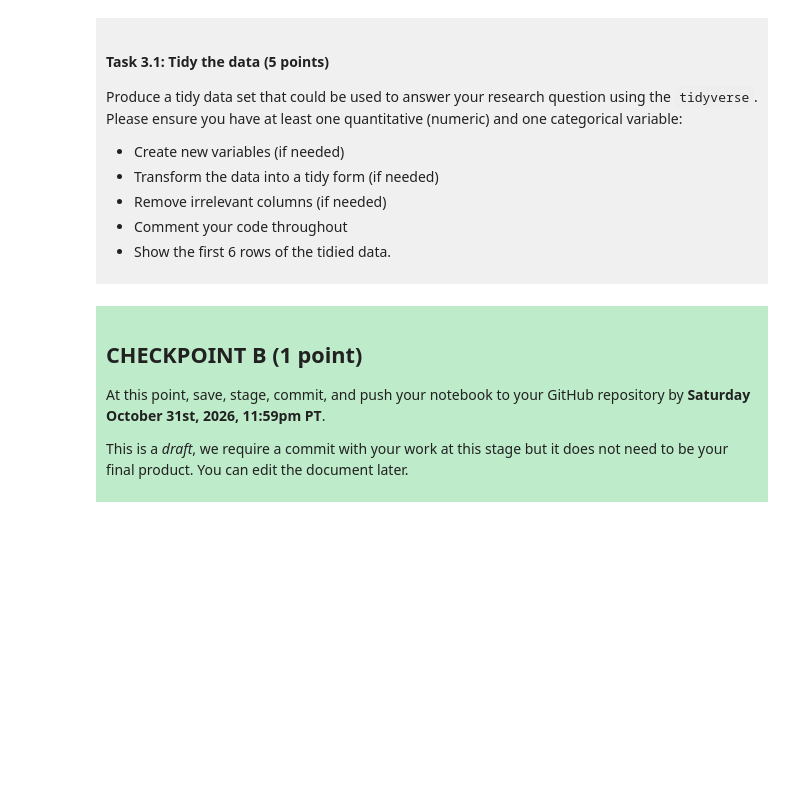
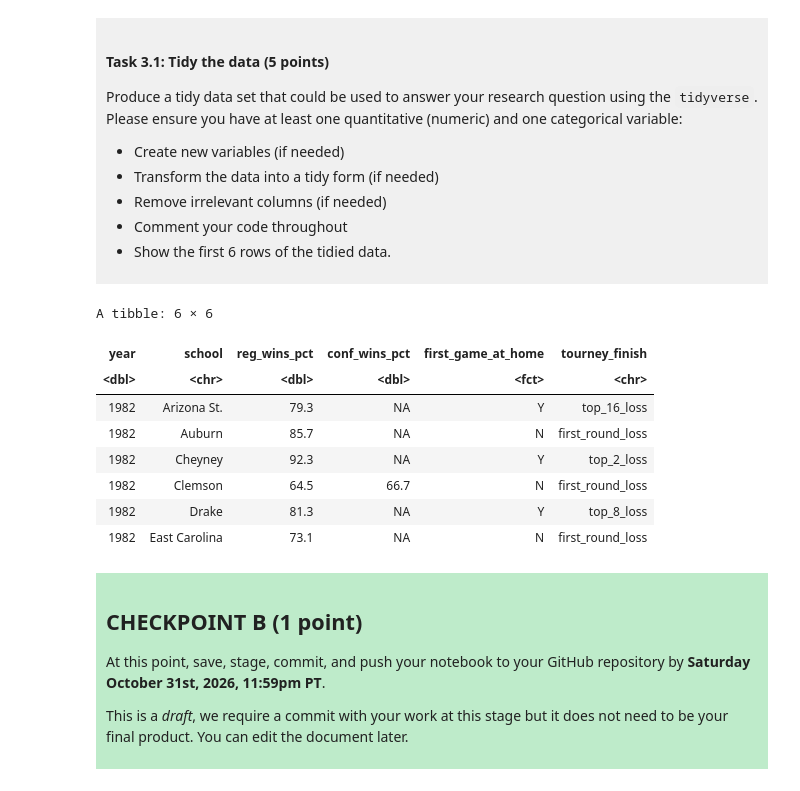
Before and after one commit to MaxMendozaReyes/dsci-100-project-max-mendoza-reyes, a Jupyter notebook: dsci-100-project-notebook.ipynb, the cells around one changed output. Cells and saved outputs as stored; diff of their text form; code cells hidden in the pictures; blank space fills up the shorter version.

```diff
--- a/dsci-100-project-notebook.ipynb
+++ b/dsci-100-project-notebook.ipynb
@@ -189,7 +223,19 @@ Produce a tidy data set that could be used to answer your research question usin
 
 </div>
 # %%
-### EDIT THIS CODE CELL ###
+#gathering the necessary data to make the prediction
+useful_data<-select(main_data, year, school, reg_wins_pct, conf_wins_pct, first_game_at_home, tourney_finish)
+head(useful_data)
+# %% [output]
+A tibble: 6 × 6
+| year | school | reg_wins_pct | conf_wins_pct | first_game_at_home | tourney_finish |
+| <dbl> | <chr> | <dbl> | <dbl> | <fct> | <chr> |
+| 1982 | Arizona St. | 79.3 | NA | Y | top_16_loss |
+| 1982 | Auburn | 85.7 | NA | N | first_round_loss |
+| 1982 | Cheyney | 92.3 | NA | Y | top_2_loss |
+| 1982 | Clemson | 64.5 | 66.7 | N | first_round_loss |
+| 1982 | Drake | 81.3 | NA | Y | top_8_loss |
+| 1982 | East Carolina | 73.1 | NA | N | first_round_loss |
 # %% [markdown]
 <div style="background-color: #beebca; padding: 10px;">
 
```
Also changed, not shown: parts of 3 cells of this notebook.
